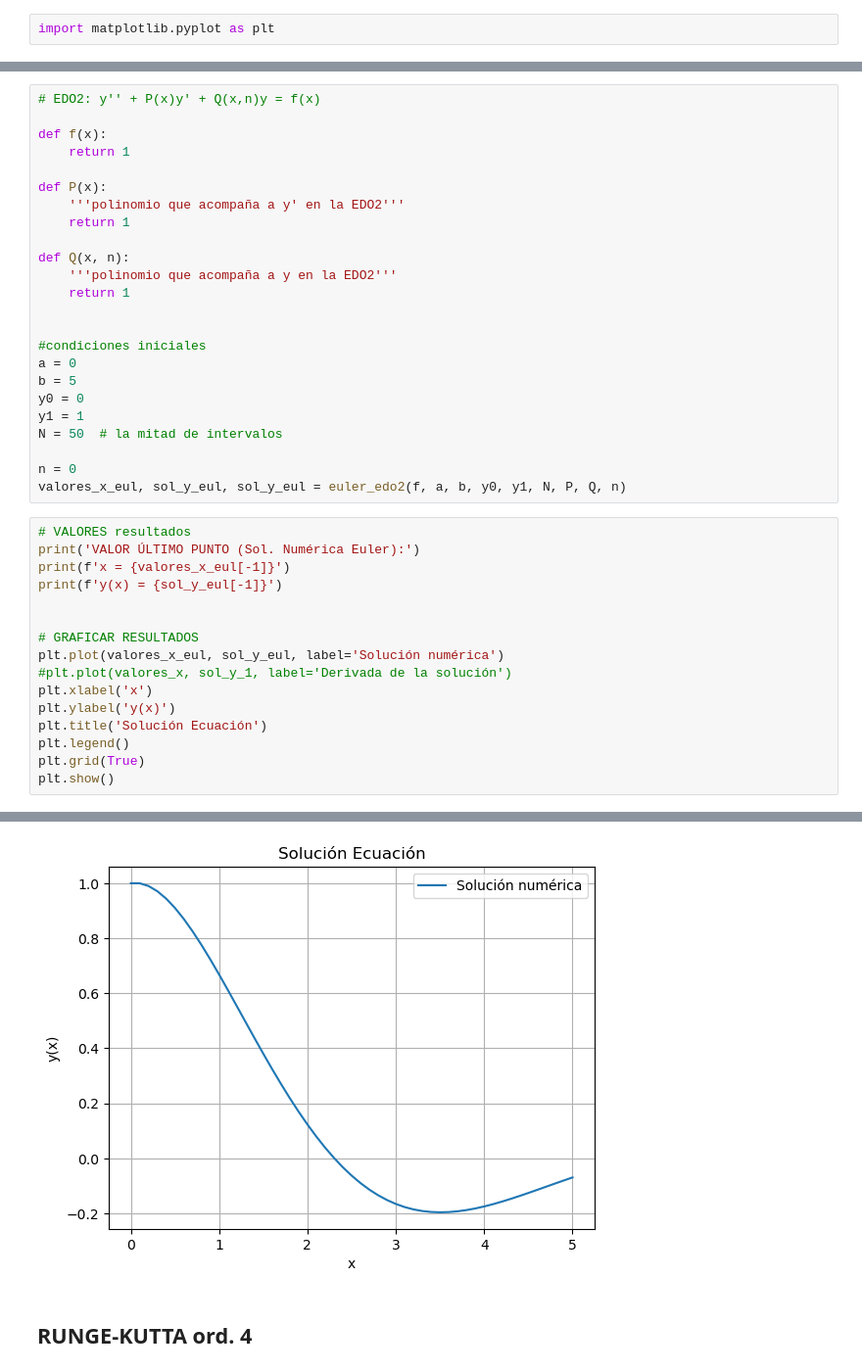
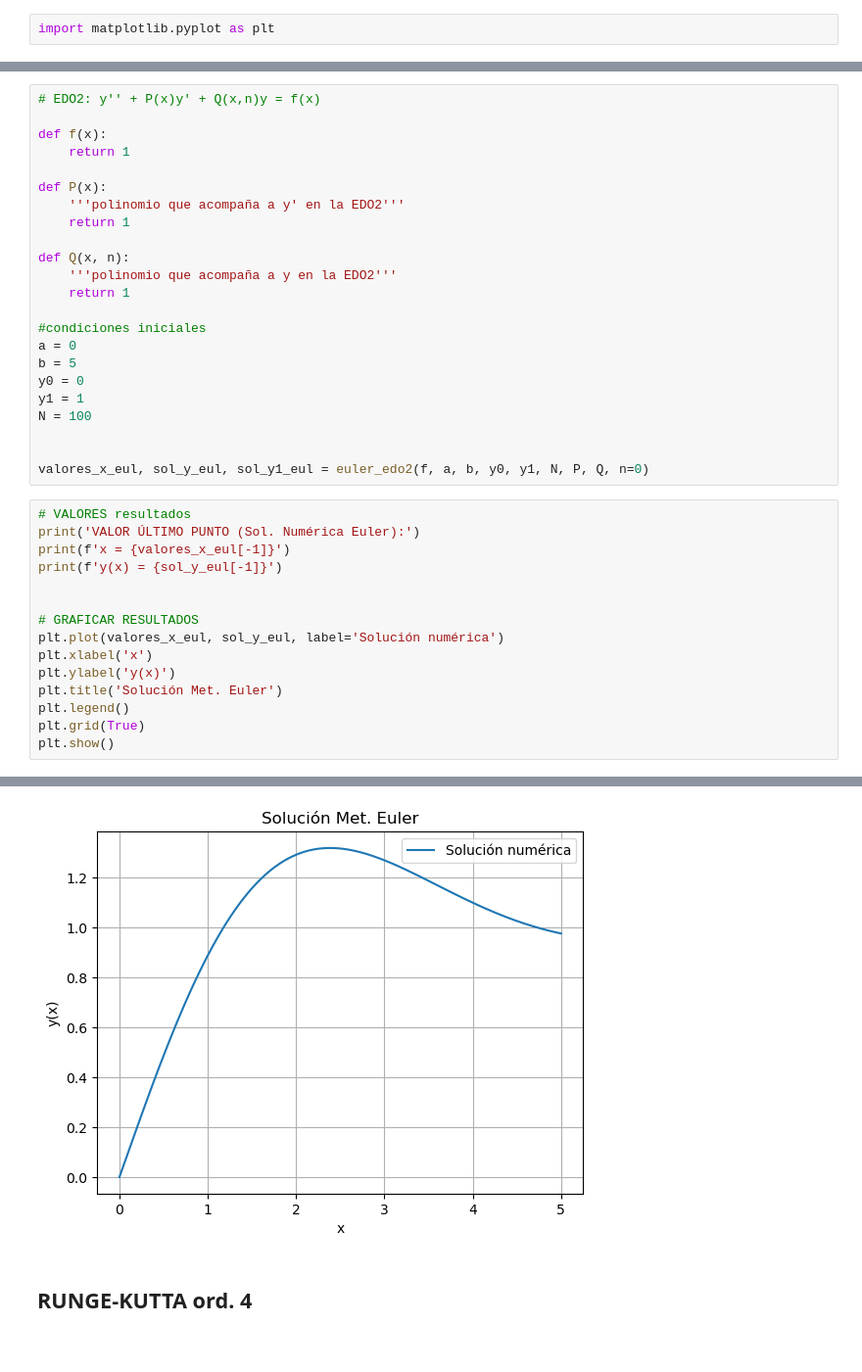
Before and after one commit to Jorgediamanto/AMN-Metodos-EDO1, a Jupyter notebook: 06_EDO_2/edo2.ipynb, the cells around one changed output, grey strips where cells are left out. Shown: that part at 98% size. Cells and saved outputs as stored; diff of their text form.

```diff
--- a/06_EDO_2/edo2.ipynb
+++ b/06_EDO_2/edo2.ipynb
@@ -41,16 +50,15 @@ def Q(x, n):
     '''polinomio que acompaña a y en la EDO2'''
     return 1
 
-
 #condiciones iniciales
 a = 0
 b = 5
 y0 = 0
 y1 = 1
-N = 50  # la mitad de intervalos
+N = 100
 
-n = 0
-valores_x_eul, sol_y_eul, sol_y_eul = euler_edo2(f, a, b, y0, y1, N, P, Q, n)
+
+valores_x_eul, sol_y_eul, sol_y1_eul = euler_edo2(f, a, b, y0, y1, N, P, Q, n=0)
 # %%
 # VALORES resultados
 print('VALOR ÚLTIMO PUNTO (Sol. Numérica Euler):')
@@ -60,10 +68,9 @@ print(f'y(x) = {sol_y_eul[-1]}')
 
 # GRAFICAR RESULTADOS
 plt.plot(valores_x_eul, sol_y_eul, label='Solución numérica')
-#plt.plot(valores_x, sol_y_1, label='Derivada de la solución')
 plt.xlabel('x')
 plt.ylabel('y(x)')
-plt.title('Solución Ecuación')
+plt.title('Solución Met. Euler')
 plt.legend()
 plt.grid(True)
 plt.show()
@@ -74,4 +81,4 @@ y(x) = -0.06959898907757615
-[figure, old version]
+[figure, new version]
 # %% [markdown]
 ## RUNGE-KUTTA ord. 4
 # %%
```
Also changed, not shown: parts of 4 cells of this notebook.
